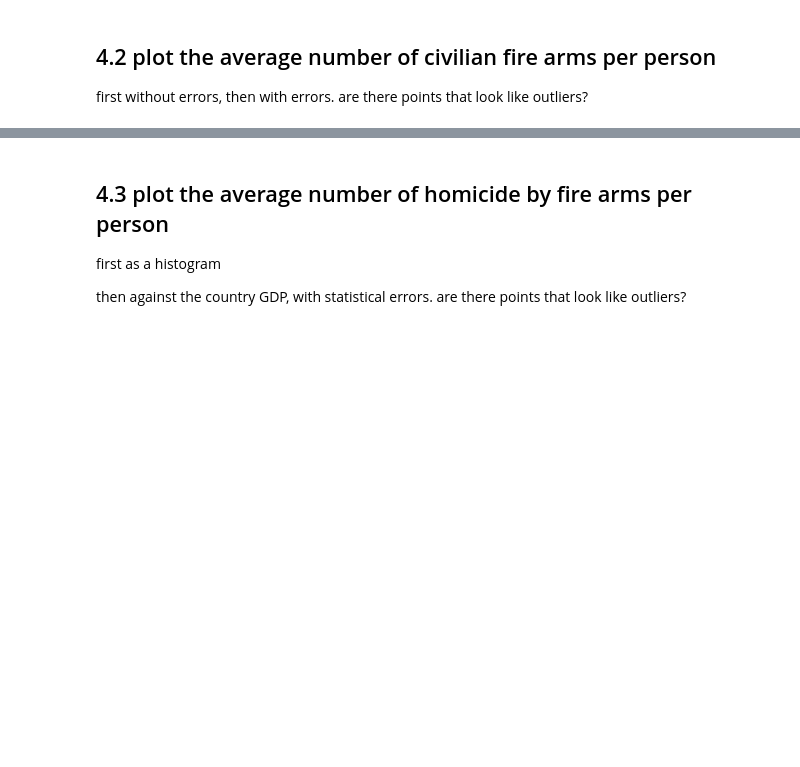
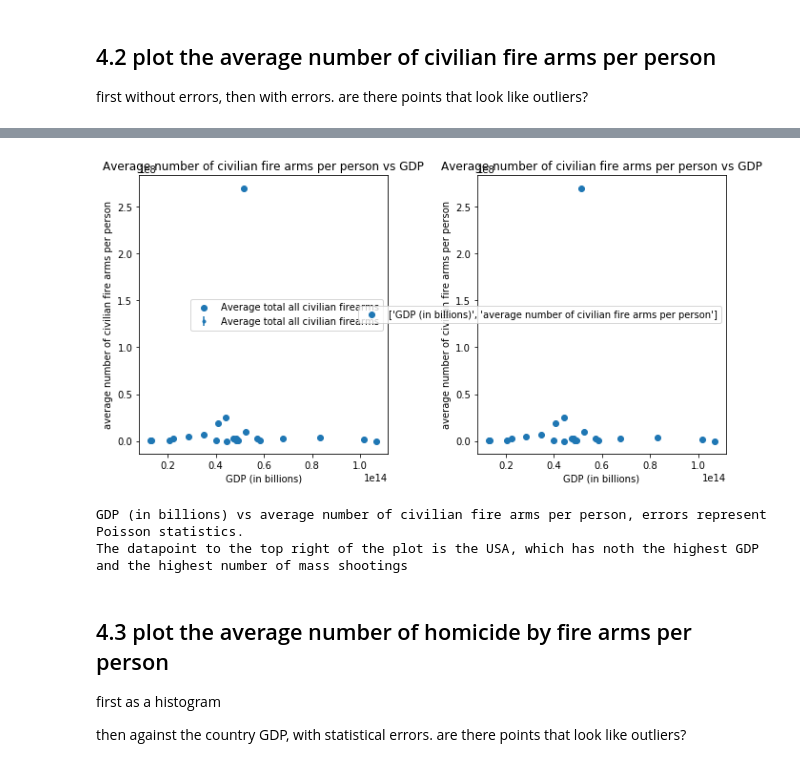
Before and after one commit to DishT/PUI2017_cct367, a Jupyter notebook: HW5_cct367/HW5_3.ipynb, the cells around one changed output, grey strips where cells are left out. Cells and saved outputs as stored; diff of their text form; code cells hidden in the pictures; blank space fills up the shorter version.

```diff
--- a/HW5_cct367/HW5_3.ipynb
+++ b/HW5_cct367/HW5_3.ipynb
@@ -92,3 +211,34 @@ Populating the interactive namespace from numpy and matplotlib
+# %%
+def Total_plot(x,y,xlabel,ylabel,title_name,per = 1):
+    fig = plt.figure(figsize=(10,5))
+    ax = fig.add_subplot(121)
+
+    scatter = ax.scatter(x , y)
+    ax.errorbar(x , y,
+            yerr = np.sqrt(y * 1.0), fmt = '.')
+    ax.set_xlabel(x_label)
+    ax.set_ylabel(y_label)
+    ax.set_title(title_name)
+    ax.set_ylim()
+    #plt.show()
+    ax.legend()
+    #fig = plt.figure(figsize=(10,5))
+    ax_1 = fig.add_subplot(122)
+
+    scatter = ax_1.scatter(x , y,label=[xlabel,ylabel])
+    #ax.errorbar(x / 1e9, y, yerr = np.sqrt(y * 1.0), fmt = '.')
+    ax_1.set_xlabel(x_label)
+    ax_1.set_ylabel(y_label)
+    ax_1.set_title(title_name)
+    ax_1.set_ylim()
+    ax_1.legend()
+    plt.tight_layout()
+    plt.show()
+
+    print ("{} vs {}, ".format(x_label,y_label) +
+       "errors represent Poisson statistics.\n" +
+       "The datapoint to the top right of the plot is the USA, " +
+       "which has noth the highest GDP and the highest number of mass shootings")
 # %% [markdown]
 # 4. Exploration
 
@@ -124,3 +296,18 @@ df_['shootingspp'] = df_["Number of mass shootings"] / df_['pop'] * 1e3
+# %%
+df['shootingspp'] = df["Average total all civilian firearms"] / df['pop'] * 1e3
+# %%
+x = df.gdp / df["pop"] * 1e9
+y = df["Average total all civilian firearms"]
+per = df['pop'] * 1e3
+title_name = "Average number of civilian fire arms per person vs GDP"
+x_label = "GDP (in billions)"
+y_label = "average number of civilian fire arms per person"
+#error_plot(x,y,x_label,y_label)
+Total_plot(x,y,x_label,y_label,title_name,per)
+# %% [output]
+[figure, added]
+GDP (in billions) vs average number of civilian fire arms per person, errors represent Poisson statistics.
+The datapoint to the top right of the plot is the USA, which has noth the highest GDP and the highest number of mass shootings
 # %% [markdown]
 ## 4.3 plot the average number of homicide by fire arms per person
 first as a histogram
```
Also changed, not shown: parts of 43 cells of this notebook.
